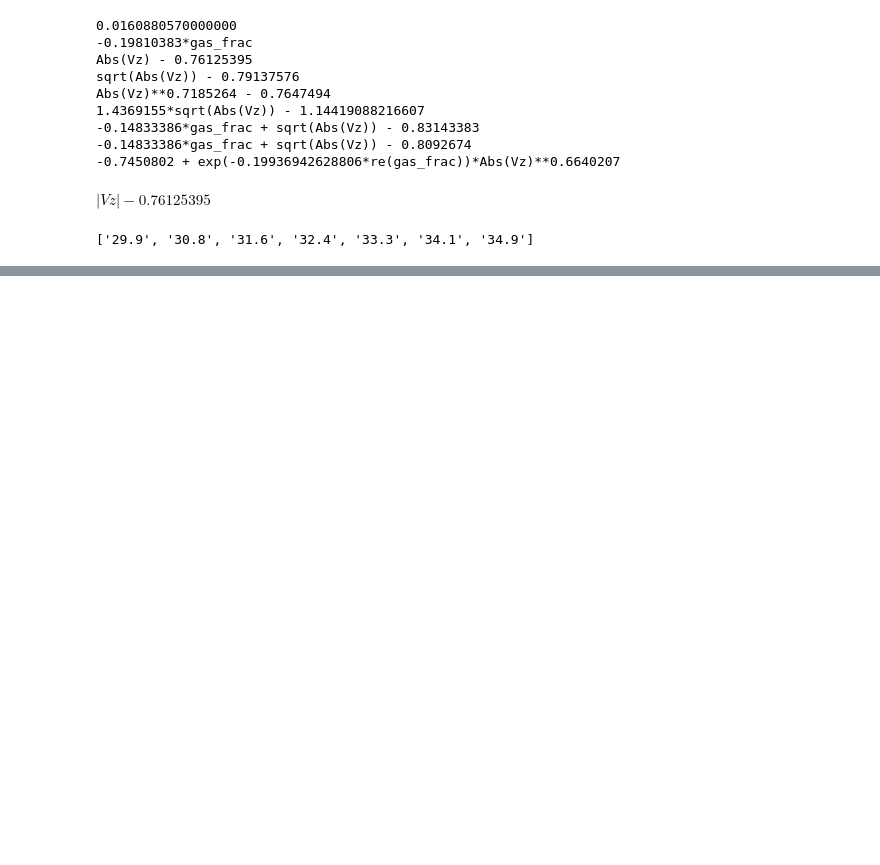
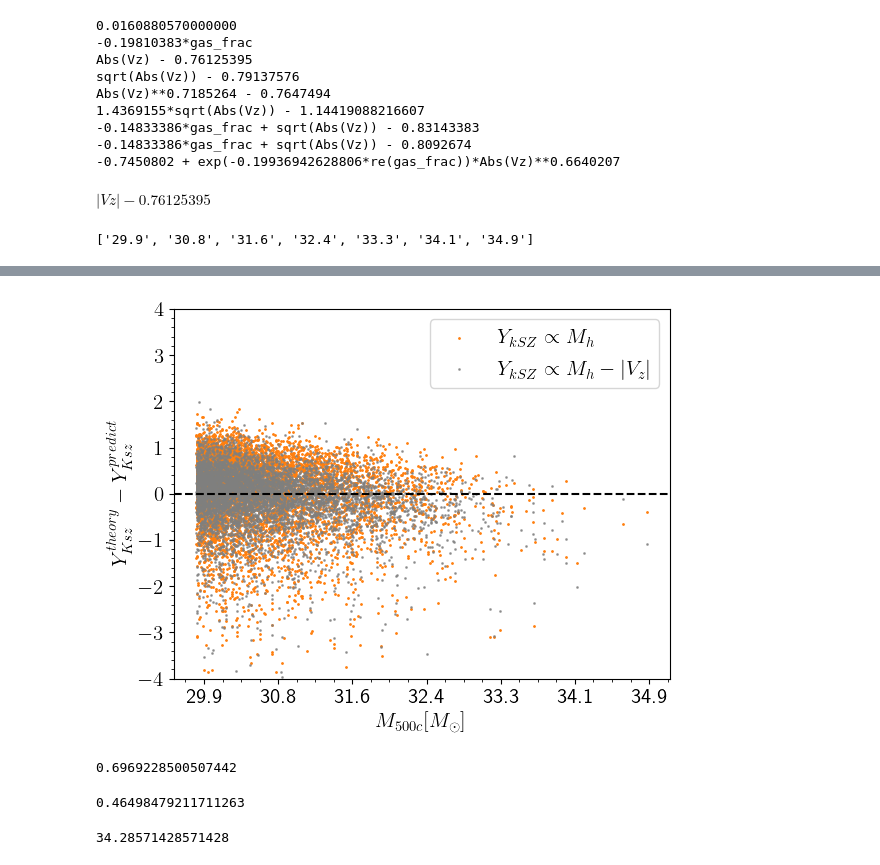
Before and after one commit to antolonappan/kSZscaler, a Jupyter notebook: Notebooks2/test5.ipynb, the cells around one changed output, grey strips where cells are left out. Drawn from its saved outputs; the diff is of its cells as text; code cells hidden in the pictures; blank space fills up the shorter version.

Commit message:
SE symbolic
Signed-off-by: Anto Idicherian Lonappan <antolonappan@icloud.com>

```diff
--- a/Notebooks2/test5.ipynb
+++ b/Notebooks2/test5.ipynb
@@ -169,0 +127,25 @@ Name: Yksz, Length: 10493, dtype: float64
+# %%
+plt.scatter(b.M, b.Yksz - b.M*0.7,s=1,c='C1',label='$Y_{kSZ} \\propto M_h$')
+plt.scatter(b.M, b.Yksz - b.M*0.7 - np.abs(b.Vz) + 0.7, s=1,alpha=.7,c='C7',label='$Y_{kSZ} \\propto M_h - |V_z|$')
+plt.ylim(-4,4)
+plt.axhline(0,c='k',ls='--')
+plt.legend(fontsize=15)
+plt.xticks(np.linspace(-1,6,7),[f"{i:.1f}" for i in np.linspace(min(df_140_m.M),max(df_140_m.M),7)],fontsize=15)
+plt.yticks(fontsize=15)
+plt.xlabel('$M_{500c} [M_\odot]$',fontsize=15)
+plt.ylabel('$Y_{Ksz}^{theory}- Y_{Ksz}^{predict}$',fontsize=15)
+plt.savefig('SE_symbolic.pdf',dpi=300,bbox_inches='tight')
+# %% [output]
+[figure, added]
+# %%
+np.sum((b.Yksz - b.M*0.7)**2)/len(b.Yksz)
+# %% [output]
+0.6969228500507442
+# %%
+np.sum((b.Yksz - b.M*0.7 - np.abs(b.Vz) + 0.7)**2)/len(b.Yksz)
+# %% [output]
+0.46498479211711263
+# %%
+((.70 - 0.46)/ .70)*100
+# %% [output]
+34.28571428571428
```
Also changed, not shown: parts of 9 cells of this notebook, 3 other files.
